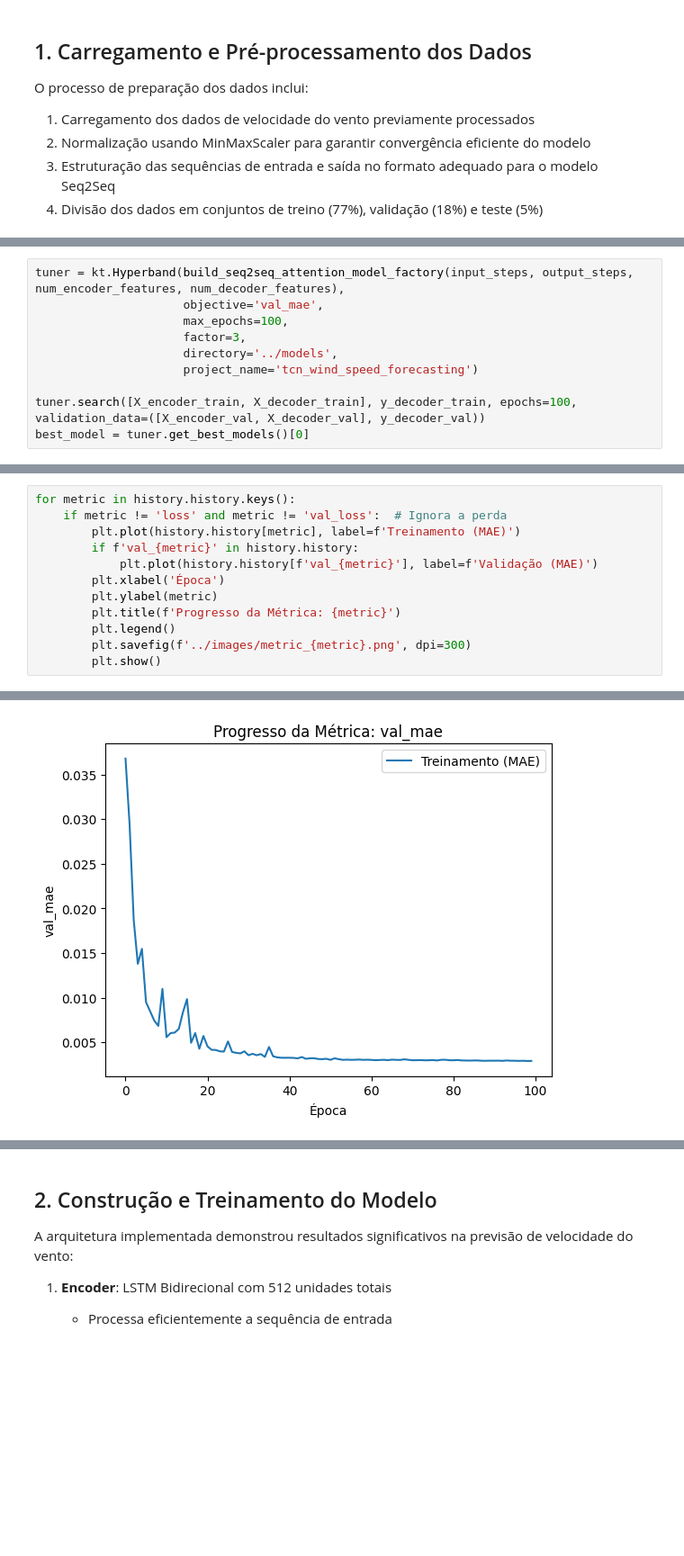
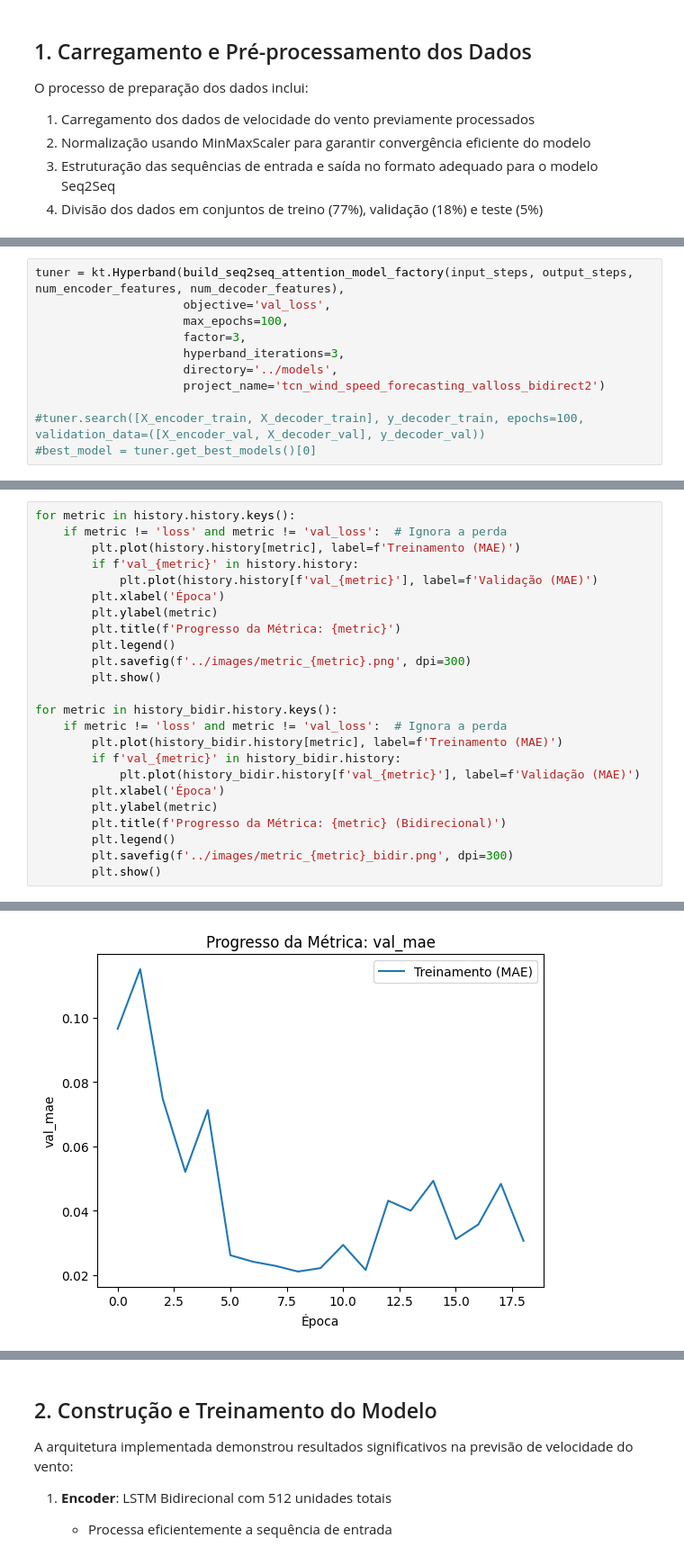
Before and after one commit to zinoLath/wind-speed-forescasting, a Jupyter notebook: notebooks/wind_speed_forecasting-tcn-s2s.ipynb, the cells around one changed output, grey strips where cells are left out. Shown at 90% size. Cells and saved outputs as stored; diff of their text form; blank space fills up the shorter version.

```diff
--- a/notebooks/wind_speed_forecasting-tcn-s2s.ipynb
+++ b/notebooks/wind_speed_forecasting-tcn-s2s.ipynb
@@ -328,12 +407,13 @@ Validation X_encoder: (1342, 72, 134), Validation X_decoder: (1342, 36, 1), Vali
 Test X_encoder: (373, 72, 134), Test X_decoder: (373, 36, 1), Test y_decoder: (373, 36, 1)
 # %%
 tuner = kt.Hyperband(build_seq2seq_attention_model_factory(input_steps, output_steps, num_encoder_features, num_decoder_features),
-                     objective='val_mae',
+                     objective='val_loss',
                      max_epochs=100,
                      factor=3,
+                     hyperband_iterations=3,
                      directory='../models',
-                     project_name='tcn_wind_speed_forecasting')
+                     project_name='tcn_wind_speed_forecasting_valloss_bidirect2')
 
-tuner.search([X_encoder_train, X_decoder_train], y_decoder_train, epochs=100, validation_data=([X_encoder_val, X_decoder_val], y_decoder_val))
-best_model = tuner.get_best_models()[0]
+#tuner.search([X_encoder_train, X_decoder_train], y_decoder_train, epochs=100, validation_data=([X_encoder_val, X_decoder_val], y_decoder_val))
+#best_model = tuner.get_best_models()[0]
 # %% [output]
@@ -466,4 +591,16 @@ for metric in history.history.keys():
         plt.legend()
         plt.savefig(f'../images/metric_{metric}.png', dpi=300)
         plt.show()
+
+for metric in history_bidir.history.keys():
+    if metric != 'loss' and metric != 'val_loss':  # Ignora a perda
+        plt.plot(history_bidir.history[metric], label=f'Treinamento (MAE)')
+        if f'val_{metric}' in history_bidir.history:
+            plt.plot(history_bidir.history[f'val_{metric}'], label=f'Validação (MAE)')
+        plt.xlabel('Época')
+        plt.ylabel(metric)
+        plt.title(f'Progresso da Métrica: {metric} (Bidirecional)')
+        plt.legend()
+        plt.savefig(f'../images/metric_{metric}_bidir.png', dpi=300)
+        plt.show()
 # %% [output]
@@ -471 +608 @@ for metric in history.history.keys():
-[figure, old version]
+[figure, new version]
```
Also changed, not shown: parts of 13 cells of this notebook, 42 other files.
